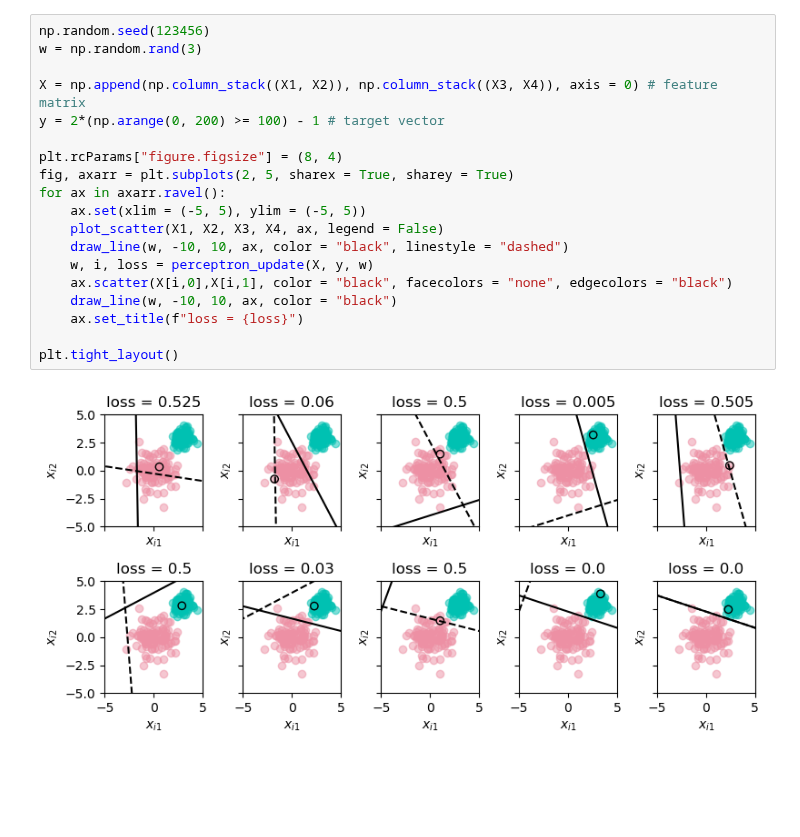
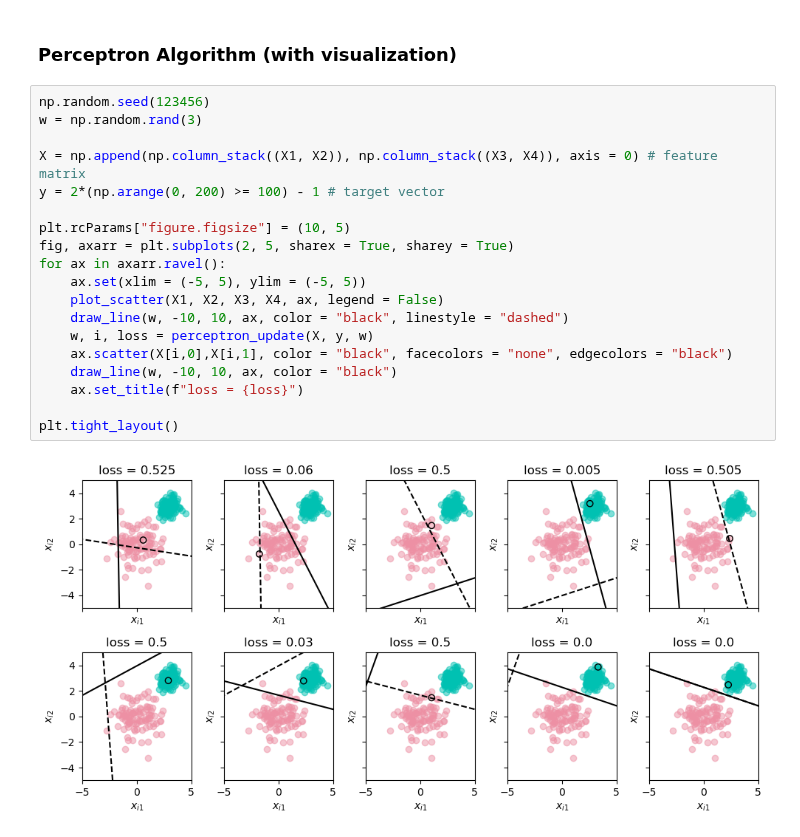
Before and after one commit to middlebury-csci-0451/CSCI-0451-s24, a Jupyter notebook: lecture-notes/perceptron-demo.ipynb, the cells around one changed output. Drawn from its saved outputs; the diff is of its cells as text; blank space fills up the shorter version.

```diff
--- a/lecture-notes/perceptron-demo.ipynb
+++ b/lecture-notes/perceptron-demo.ipynb
@@ -61,21 +72,23 @@ Current weight = [  5.19476145   4.5255199  -18.38581674], current loss = 0.0
+# %% [markdown]
+### Perceptron Algorithm (with visualization)
 # %%
 np.random.seed(123456)
 w = np.random.rand(3)
 
 X = np.append(np.column_stack((X1, X2)), np.column_stack((X3, X4)), axis = 0) # feature matrix
 y = 2*(np.arange(0, 200) >= 100) - 1 # target vector
 
-plt.rcParams["figure.figsize"] = (8, 4)
+plt.rcParams["figure.figsize"] = (10, 5)
 fig, axarr = plt.subplots(2, 5, sharex = True, sharey = True)
 for ax in axarr.ravel():
     ax.set(xlim = (-5, 5), ylim = (-5, 5))
     plot_scatter(X1, X2, X3, X4, ax, legend = False)
     draw_line(w, -10, 10, ax, color = "black", linestyle = "dashed")
     w, i, loss = perceptron_update(X, y, w)
     ax.scatter(X[i,0],X[i,1], color = "black", facecolors = "none", edgecolors = "black")
     draw_line(w, -10, 10, ax, color = "black")
     ax.set_title(f"loss = {loss}")
 
 plt.tight_layout()
 # %% [output]
-[figure, old version]
+[figure, new version]
```
Also changed, not shown: parts of 8 cells of this notebook, 25 other files.
